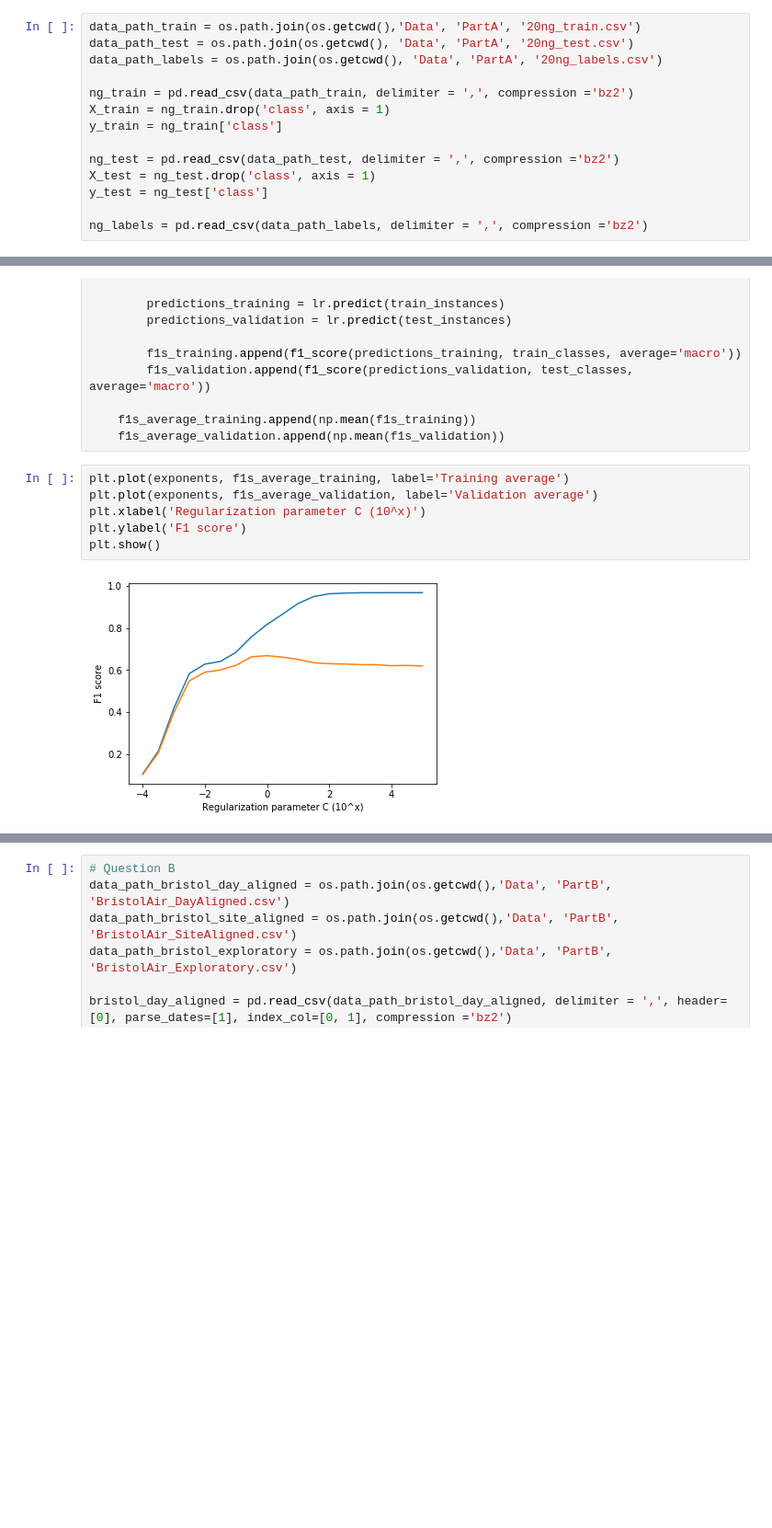
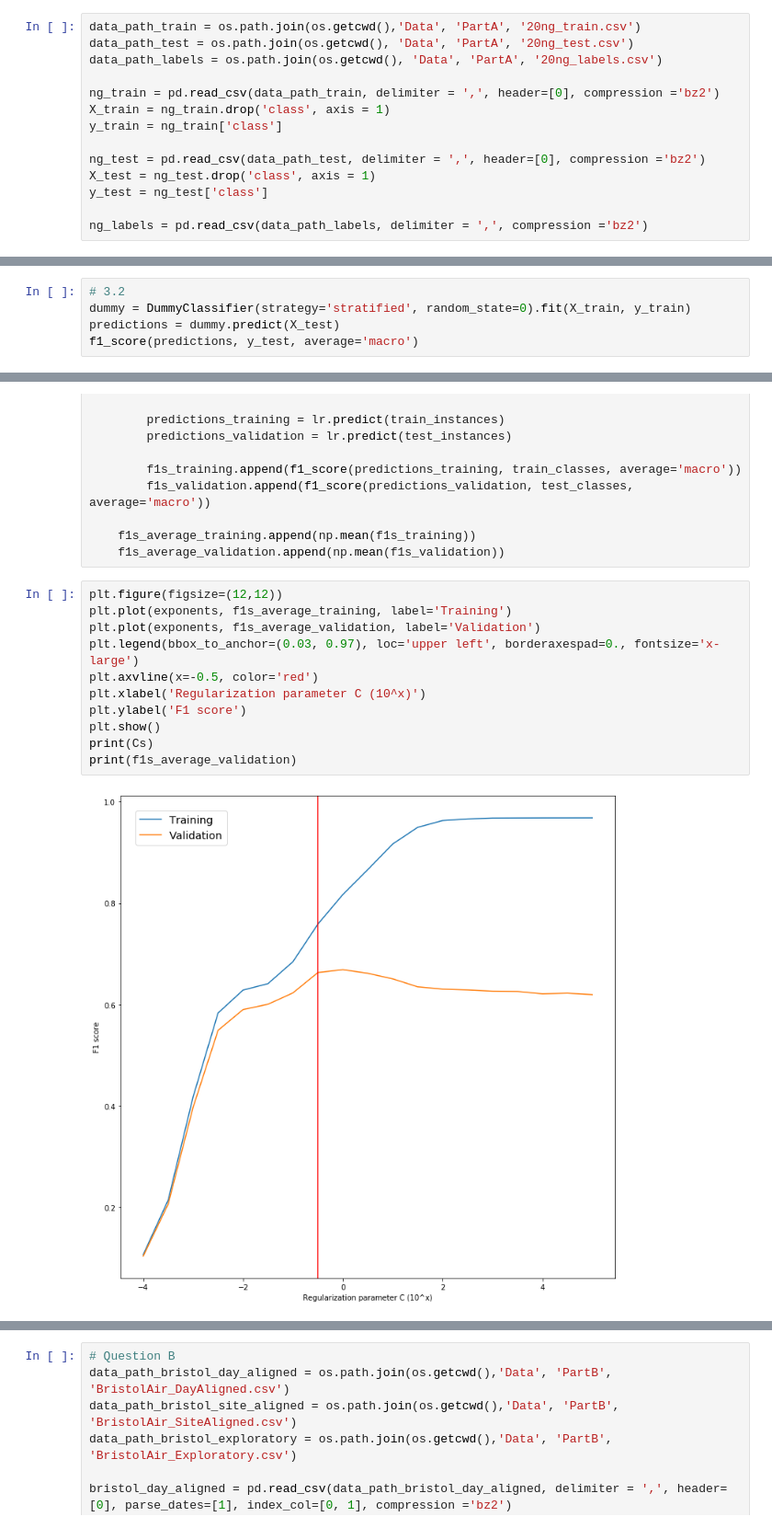
Before and after one commit to amariucaitheodor/introductory-applied-machine-learning, a Jupyter notebook: Assignment 2.ipynb, the cells around one changed output, grey strips where cells are left out. Shown: that part at 92% size. Saved outputs shown, nothing was run; the diff lists cells and outputs as text; blank space fills up the shorter version.

```diff
--- a/Assignment 2.ipynb
+++ b/Assignment 2.ipynb
@@ -15,11 +16,11 @@ data_path_train = os.path.join(os.getcwd(),'Data', 'PartA', '20ng_train.csv')
 data_path_test = os.path.join(os.getcwd(), 'Data', 'PartA', '20ng_test.csv')
 data_path_labels = os.path.join(os.getcwd(), 'Data', 'PartA', '20ng_labels.csv')
 
-ng_train = pd.read_csv(data_path_train, delimiter = ',', compression ='bz2')
+ng_train = pd.read_csv(data_path_train, delimiter = ',', header=[0], compression ='bz2')
 X_train = ng_train.drop('class', axis = 1)
 y_train = ng_train['class']
 
-ng_test = pd.read_csv(data_path_test, delimiter = ',', compression ='bz2')
+ng_test = pd.read_csv(data_path_test, delimiter = ',', header=[0], compression ='bz2')
 X_test = ng_test.drop('class', axis = 1)
 y_test = ng_test['class']
 
@@ -138,0 +101,5 @@ This is in accordance with the observations in 2.5, where the AMI scores show a
+# %%
+# 3.2
+dummy = DummyClassifier(strategy='stratified', random_state=0).fit(X_train, y_train)
+predictions = dummy.predict(X_test)
+f1_score(predictions, y_test, average='macro')
@@ -189,10 +158,15 @@ for reg_param in Cs:
     f1s_average_training.append(np.mean(f1s_training))
     f1s_average_validation.append(np.mean(f1s_validation))
 # %%
-plt.plot(exponents, f1s_average_training, label='Training average')
-plt.plot(exponents, f1s_average_validation, label='Validation average')
+plt.figure(figsize=(12,12))
+plt.plot(exponents, f1s_average_training, label='Training')
+plt.plot(exponents, f1s_average_validation, label='Validation')
+plt.legend(bbox_to_anchor=(0.03, 0.97), loc='upper left', borderaxespad=0., fontsize='x-large')
+plt.axvline(x=-0.5, color='red')
 plt.xlabel('Regularization parameter C (10^x)')
 plt.ylabel('F1 score')
 plt.show()
+print(Cs)
+print(f1s_average_validation)
 # %% [output]
-[figure, old version]
+[figure, new version]
```
Also changed, not shown: parts of 29 cells of this notebook, 16 other files.
